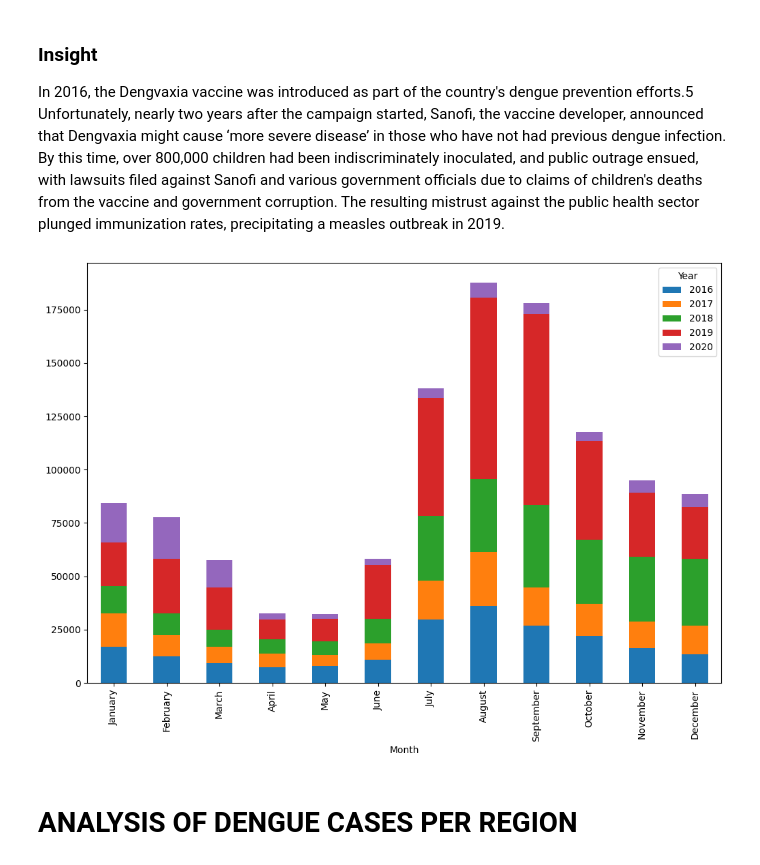
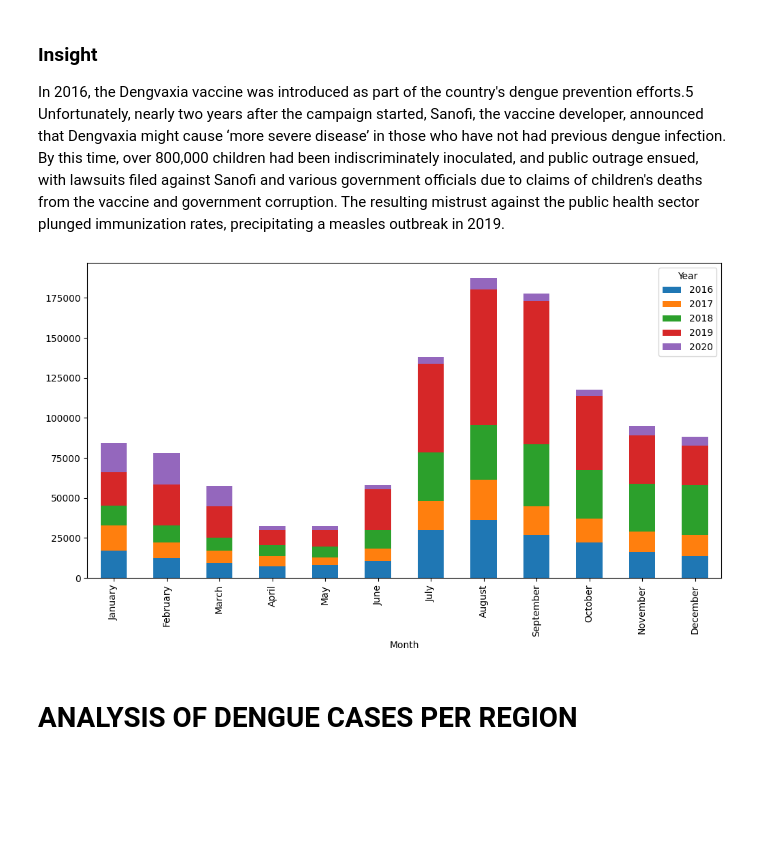
Before and after one commit to aprilfdln/ELEC303, a Jupyter notebook: Projects/Project4_Linear_Regression.ipynb, the cells around one changed output. Cells and saved outputs as stored; diff of their text form; code cells hidden in the pictures; blank space fills up the shorter version.

```diff
--- a/Projects/Project4_Linear_Regression.ipynb
+++ b/Projects/Project4_Linear_Regression.ipynb
@@ -86,10 +86,10 @@ plt.show()
 Unfortunately, nearly two years after the campaign started, Sanofi, the vaccine developer, announced that Dengvaxia might cause ‘more severe disease’ in those who have not had previous dengue infection. By this time, over 800,000 children had been indiscriminately inoculated, and public outrage ensued, with lawsuits filed against Sanofi and various government officials due to claims of children's deaths from the vaccine and government corruption. The resulting mistrust against the public health sector plunged immunization rates, precipitating a measles outbreak in 2019. </p>
 # %%
 monthly_cases.unstack().plot(kind='bar', stacked=True)
-plt.gcf().set_size_inches(12,8)
+plt.gcf().set_size_inches(12,6)
 plt.show()
 # %% [output]
-[figure, old version]
+[figure, new version]
 # %% [markdown]
 <h1> ANALYSIS OF DENGUE CASES PER REGION </h1>
 # %%
```
Also changed, not shown: parts of 3 cells of this notebook.
